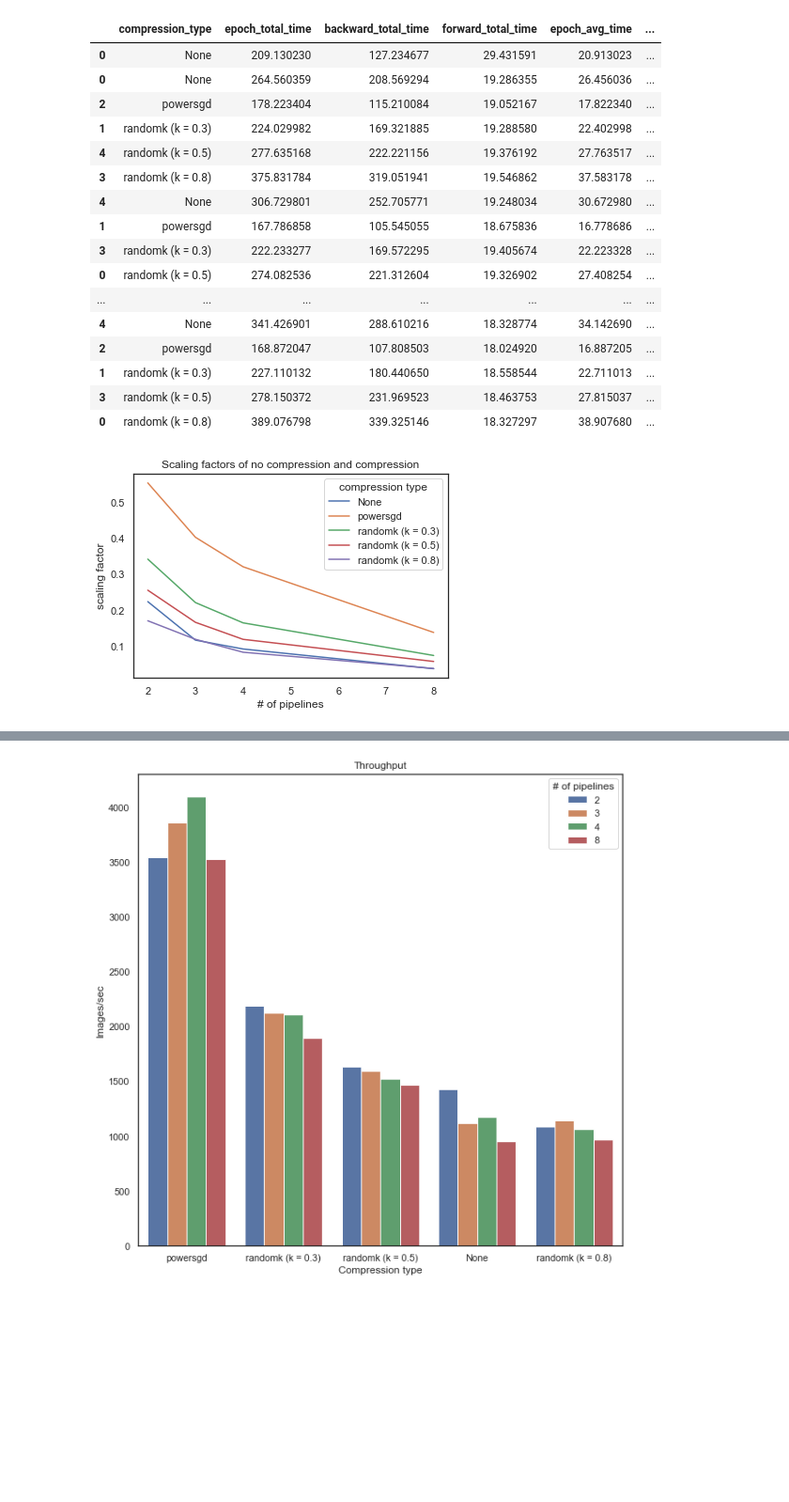
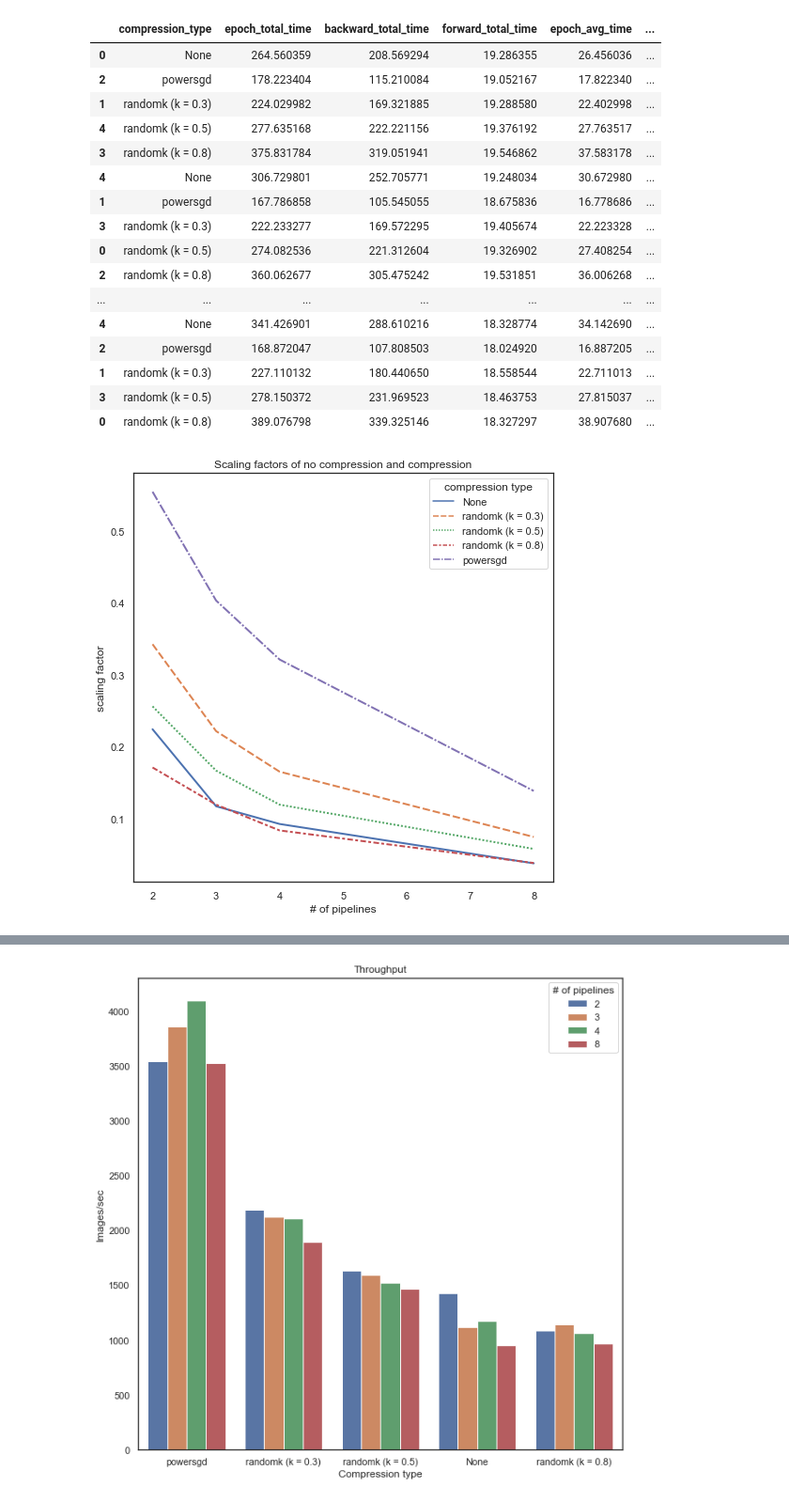
Before and after one commit to emilggilkes/pipe-squeeze, a Jupyter notebook: reports/raw_time_data/timer/final-experiments/plots.ipynb, the cells around one changed output, grey strips where cells are left out. Shown: that part at 94% size. Cells and saved outputs as stored; diff of their text form; code cells hidden in the pictures; blank space fills up the shorter version.

Commit message:
clean up plots

```diff
--- a/reports/raw_time_data/timer/final-experiments/plots.ipynb
+++ b/reports/raw_time_data/timer/final-experiments/plots.ipynb
@@ -89,10 +89,13 @@ result_df['epoch_throughput'] = 50_000*10 / (result_df['allreduce_total_time'] +
 result_df['allreduce_prop_total_time'] = result_df['allreduce_total_time'] / (result_df['allreduce_total_time'] + result_df['forward_total_time'] + result_df['backward_total_time'])
 result_df['backward_prop_total_time'] = result_df['backward_total_time'] /  (result_df['allreduce_total_time'] + result_df['forward_total_time'] + result_df['backward_total_time'])
 result_df['forward_prop_total_time'] = result_df['forward_total_time'] /  (result_df['allreduce_total_time'] + result_df['forward_total_time'] + result_df['backward_total_time'])
+
+t_1 = np.sum(result_df.loc[result_df.n_pipelines==1,'epoch_throughput'].values)
+result_df = result_df[result_df.n_pipelines!=1].copy()
+
 result_df.sort_values(['n_pipelines', 'compression_type'])
 # %% [output]
 |  | compression_type | epoch_total_time | backward_total_time | forward_total_time | epoch_avg_time | ... |
-| 0 | None | 209.130230 | 127.234677 | 29.431591 | 20.913023 | ... |
 | 0 | None | 264.560359 | 208.569294 | 19.286355 | 26.456036 | ... |
 | 2 | powersgd | 178.223404 | 115.210084 | 19.052167 | 17.822340 | ... |
 | 1 | randomk (k = 0.3) | 224.029982 | 169.321885 | 19.288580 | 22.402998 | ... |
@@ -102,6 +105,7 @@ result_df.sort_values(['n_pipelines', 'compression_type'])
 | 1 | powersgd | 167.786858 | 105.545055 | 18.675836 | 16.778686 | ... |
 | 3 | randomk (k = 0.3) | 222.233277 | 169.572295 | 19.405674 | 22.223328 | ... |
 | 0 | randomk (k = 0.5) | 274.082536 | 221.312604 | 19.326902 | 27.408254 | ... |
+| 2 | randomk (k = 0.8) | 360.062677 | 305.475242 | 19.531851 | 36.006268 | ... |
 | ... | ... | ... | ... | ... | ... | ... |
 | 4 | None | 341.426901 | 288.610216 | 18.328774 | 34.142690 | ... |
 | 2 | powersgd | 168.872047 | 107.808503 | 18.024920 | 16.887205 | ... |
@@ -109,24 +113,22 @@ result_df.sort_values(['n_pipelines', 'compression_type'])
 | 3 | randomk (k = 0.5) | 278.150372 | 231.969523 | 18.463753 | 27.815037 | ... |
 | 0 | randomk (k = 0.8) | 389.076798 | 339.325146 | 18.327297 | 38.907680 | ... |
 # %%
-t_1 = np.sum(result_df.loc[result_df.n_pipelines==1,'epoch_throughput'].values)
-result_df = result_df[result_df.n_pipelines!=1].copy()
-comp_types = []
-scaling_factors = []
-n_pipelines = []
-for comp_type in scaling_dict.keys():
+comp_types = ['None', 'randomk (k = 0.3)', 'randomk (k = 0.5)', 'randomk (k = 0.8)', 'powersgd']
+types, scaling_factors, n_pipelines = [], [], []
+for comp_type in comp_types:
     for i in [2,3,4,8]:
-        comp_types.append(comp_type)
+        types.append(comp_type)
         n_pipelines.append(i)
         scaling_factors.append(result_df.loc[(result_df.n_pipelines==i) & (result_df.compression_type==comp_type),'epoch_throughput'].values[0] / (t_1*i))
-scaling_df = pd.DataFrame({'compression_type': comp_types, 'n_pipelines': n_pipelines, 'scaling_factor': scaling_factors})
+scaling_df = pd.DataFrame({'compression_type': types, 'n_pipelines': n_pipelines, 'scaling_factor': scaling_factors})
 
-ax = sns.lineplot(data=scaling_df, x='n_pipelines', y='scaling_factor', hue='compression_type')
+fig, ax = plt.subplots(figsize=(8,8))
+sns.lineplot(data=scaling_df, x='n_pipelines', y='scaling_factor', hue='compression_type', style='compression_type', linewidth=2, ax=ax)
 ax.set_xlabel('# of pipelines')
 ax.set_ylabel('scaling factor')
 ax.set_title('Scaling factors of no compression and compression')
 ax.legend(title='compression type')
 plt.show()
 # %% [output]
-[figure, old version]
+[figure, new version]
 # %%
```
Also changed, not shown: parts of 1 cell of this notebook.
